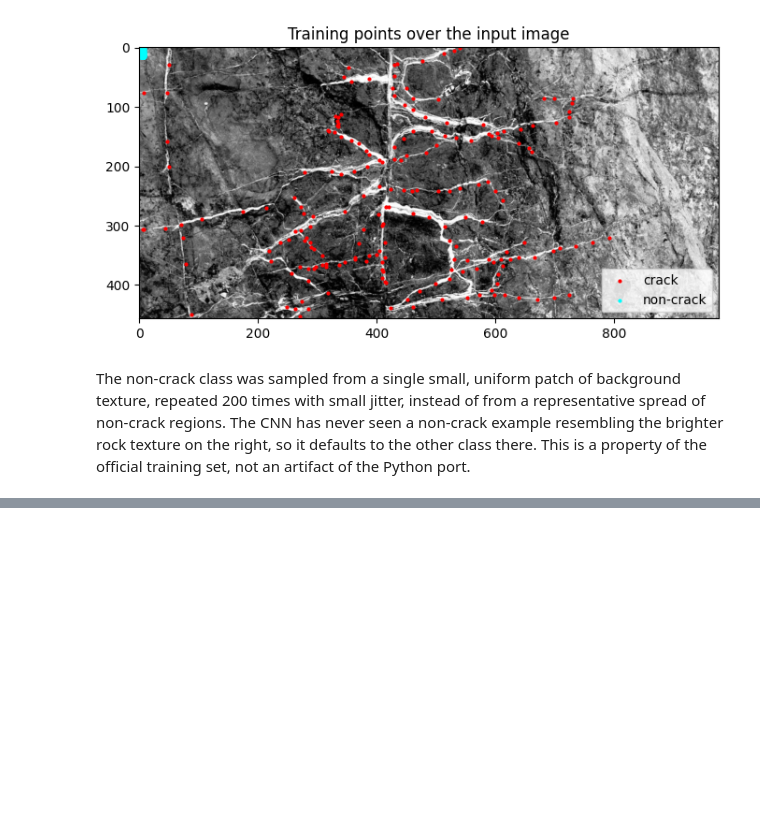
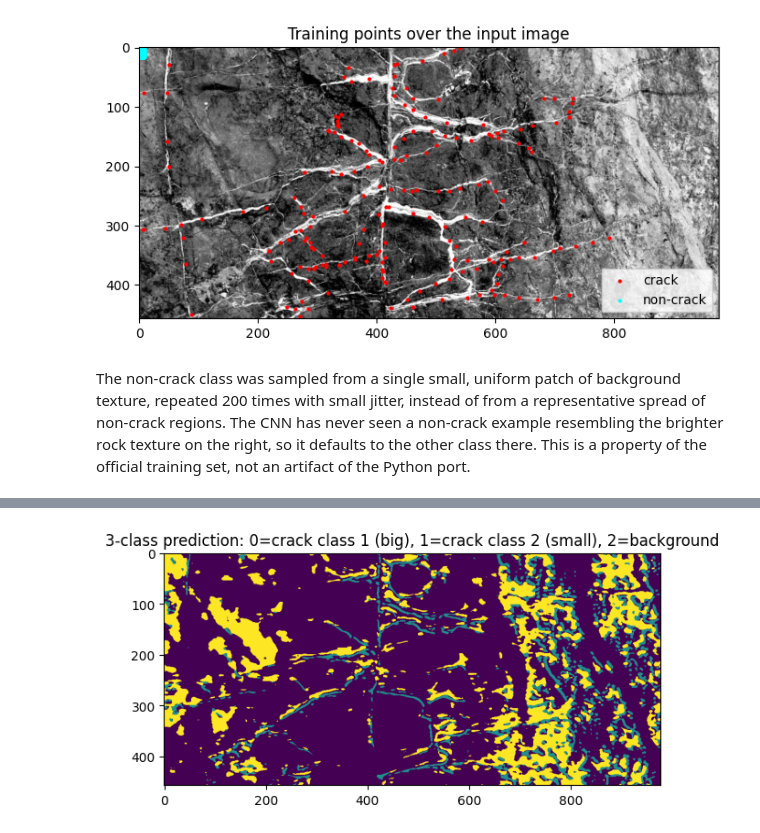
Before and after one commit to ErnaneJ/PPGEEC2327, a Jupyter notebook: exercises/04/exercise_4.ipynb, the cells around one changed output, grey strips where cells are left out. Cells and saved outputs as stored; diff of their text form; code cells hidden in the pictures; blank space fills up the shorter version.

```diff
--- a/exercises/04/exercise_4.ipynb
+++ b/exercises/04/exercise_4.ipynb
@@ -299,0 +511,59 @@ when validation accuracy, not training accuracy, stops improving.
+# %%
+class CrackCNN3(nn.Module):
+    """Same architecture as CrackCNN (Section 4), with a 3-way output for background/crack1/crack2."""
+
+    def __init__(self):
+        super().__init__()
+        self.conv1 = nn.Conv2d(1, 6, 5)
+        self.conv2 = nn.Conv2d(6, 12, 5)
+        self.fc = nn.Linear(12 * 5 * 5, 3)
+
+    def forward(self, x):
+        x = torch.sigmoid(self.conv1(x))
+        x = F.avg_pool2d(x, 2)
+        x = torch.sigmoid(self.conv2(x))
+        x = F.avg_pool2d(x, 2)
+        x = x.flatten(1)
+        return torch.sigmoid(self.fc(x))
+
+
+mc_idx = np.concatenate([big_crack_idx, small_crack_idx, noncrack_idx_all])
+patches_mc = resize_patches(np.stack([extract_patch(trainz[i], trainx[i]) for i in mc_idx]))
+labels_mc_arr = np.zeros((len(mc_idx), 3), dtype=np.float32)
+labels_mc_arr[:len(big_crack_idx), 0] = 1.0  # crack class 1 = big crack
+labels_mc_arr[len(big_crack_idx):len(big_crack_idx) + len(small_crack_idx), 1] = 1.0  # crack class 2 = small crack
+labels_mc_arr[len(big_crack_idx) + len(small_crack_idx):, 2] = 1.0  # background
+labels_mc = torch.tensor(labels_mc_arr)
+
+torch.manual_seed(0)
+model_mc = CrackCNN3()
+train_cnn(model_mc, patches_mc, labels_mc, epochs=30)
+
+with torch.no_grad():
+    pred_mc = model_mc(patches_mc)
+    train_acc_mc = (pred_mc.argmax(1) == labels_mc.argmax(1)).float().mean().item()
+print(f"Training accuracy, 3-class model (30 epochs): {train_acc_mc:.1%}")
+
+
+def classify_full_image_3(model, chunk_size=4096):
+    windows = sliding_window_view(image_pad, (PATCH, PATCH)).reshape(nz * nx, PATCH, PATCH)
+    pred_map = np.zeros(nz * nx, dtype=np.int64)
+    model.eval()
+    with torch.no_grad():
+        for start in range(0, windows.shape[0], chunk_size):
+            batch = resize_patches(windows[start:start + chunk_size])
+            pred_map[start:start + chunk_size] = model(batch).argmax(1).numpy()
+    return pred_map.reshape(nz, nx)
+
+
+label_map_mc = classify_full_image_3(model_mc)
+counts = np.bincount(label_map_mc.reshape(-1), minlength=3)
+names = ["crack class 1 (big)", "crack class 2 (small)", "background"]
+for name, count in zip(names, counts):
+    print(f"{name}: {count} pixels ({100 * count / counts.sum():.1f}%)")
+
+plt.figure(figsize=(7, 4))
+plt.imshow(label_map_mc, cmap="viridis")
+plt.title("3-class prediction: 0=crack class 1 (big), 1=crack class 2 (small), 2=background")
+plt.show()
+# %% [output]
@@ -299,0 +587 @@ when validation accuracy, not training accuracy, stops improving.
+[figure, added]
```
Also changed, not shown: parts of 13 cells of this notebook.
